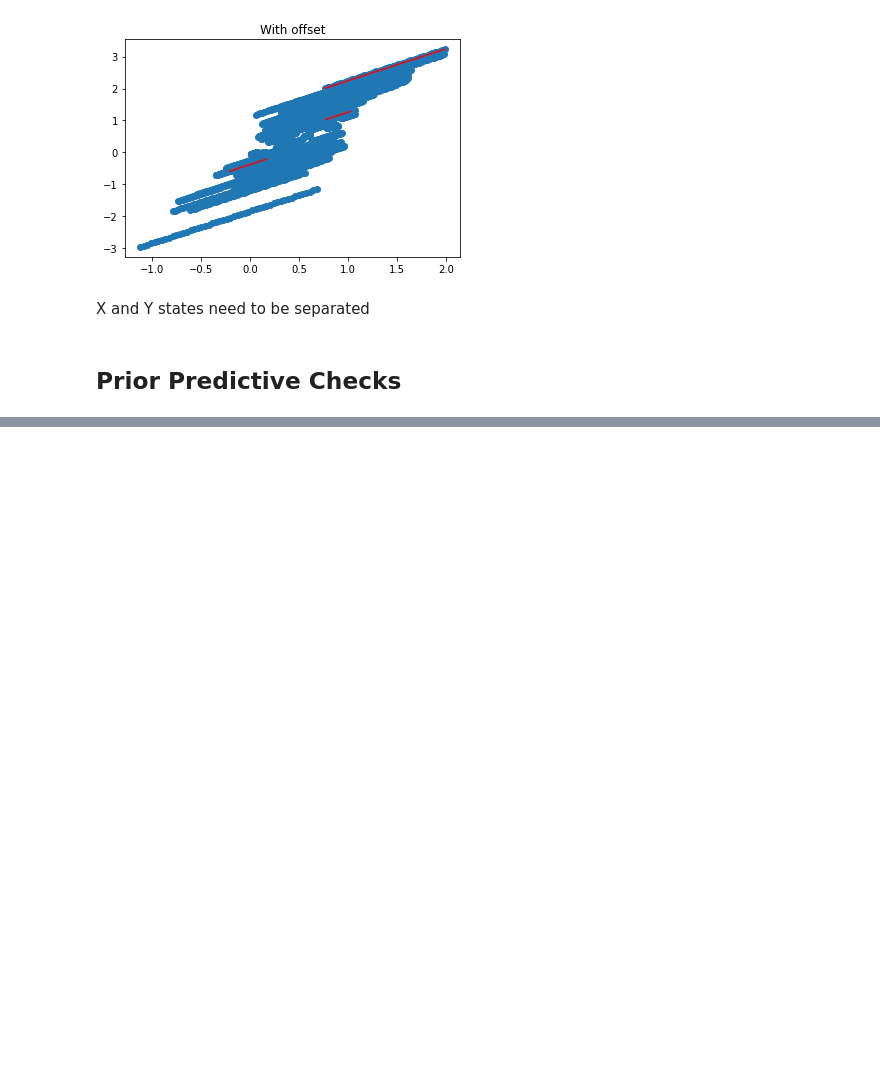
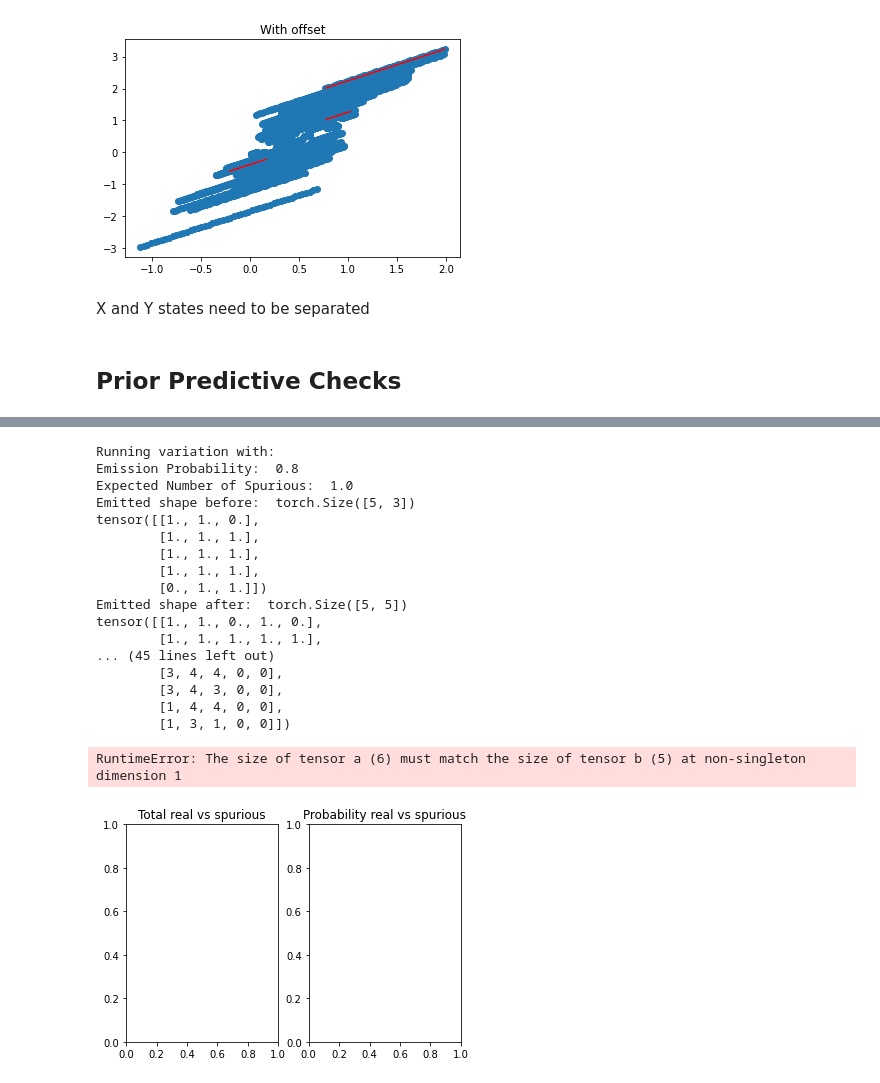
Before and after one commit to kstisser/ProbabilisticTracking, a Jupyter notebook: JupyterNotebooks/PriorChecks.ipynb, the cells around one changed output, grey strips where cells are left out. Saved outputs shown, nothing was run; the diff lists cells and outputs as text; code cells hidden in the pictures; blank space fills up the shorter version.

Commit message:
Broken- updating more code for Prior Checks for plotting, still having problems with assignment

```diff
--- a/JupyterNotebooks/PriorChecks.ipynb
+++ b/JupyterNotebooks/PriorChecks.ipynb
@@ -267,6 +269,13 @@ def model(args):
 argsObj = Args()
 args = argsObj.get_default_args()
 args.num_dimensions = 2
-model(args)
+isReal, isSpurious, real_observations, spurious_observations = model(args)
+print("Is Real Mask: ")
+print(isReal)
+print("Is Spurious Mask: ")
+print(isSpurious)
+print("Real Observations: ")
 print(real_observations)
+print("Spurious Observations: ")
+print(spurious_observations)
 # %% [output]
@@ -290,0 +301,9 @@ RuntimeError: index 5 is out of bounds for dimension 1 with size 5
+# %%
+def normalize_tensor(data):
+    return (data - torch.min(data)) / (torch.max(data) - torch.min(data))
+
+normalizedReal = normalize_tensor(real_observations)
+print(normalizedReal)
+
+normalizedSpurious = normalize_tensor(spurious_observations)
+print(normalizedSpurious)
@@ -290,0 +373,44 @@ RuntimeError: index 5 is out of bounds for dimension 1 with size 5
+# %%
+
+def runPriorPredictiveChecks(args, ax, emissionColor, spuriousColor):
+    print("Running variation with: ")
+    print("Emission Probability: ", args.emission_prob)
+    print("Expected Number of Spurious: ", args.expected_num_spurious)
+    numReal, numSpurious, allNormalizedReal, allNormalizedSpurious = getManySamples(args, 1000)
+    getStatsAndPlotCount(numReal, numSpurious, ax, args, emissionColor, spuriousColor)
+    getStatsAndPlotNormalized(allNormalizedReal, allNormalizedSpurious, ax, args,  emissionColor, spuriousColor)
+
+argsObj = Args()
+args = argsObj.get_default_args()
+args.num_dimensions = 2
+
+#set up plotting
+fig, ax = plt.subplots(1,2)
+ax[0].set_title('Total real vs spurious')
+ax[1].set_title('Probability real vs spurious')
+
+#run default arguments
+runPriorPredictiveChecks(args, ax, 1.0, 1.0)
+ax[0].legend(shadow=True, fancybox=True)
+ax[1].legend(shadow=True, fancybox=True)
+plt.show()
+# %% [output]
+Running variation with:
+Emission Probability:  0.8
+Expected Number of Spurious:  1.0
+Emitted shape before:  torch.Size([5, 3])
+tensor([[1., 1., 0.],
+        [1., 1., 1.],
+        [1., 1., 1.],
+        [1., 1., 1.],
+        [0., 1., 1.]])
+Emitted shape after:  torch.Size([5, 5])
+tensor([[1., 1., 0., 1., 0.],
+        [1., 1., 1., 1., 1.],
+... (45 lines left out)
+        [3, 4, 4, 0, 0],
+        [3, 4, 3, 0, 0],
+        [1, 4, 4, 0, 0],
+        [1, 3, 1, 0, 0]])
+RuntimeError: The size of tensor a (6) must match the size of tensor b (5) at non-singleton dimension 1
+[figure, added]
```
Also changed, not shown: parts of 8 cells of this notebook.
